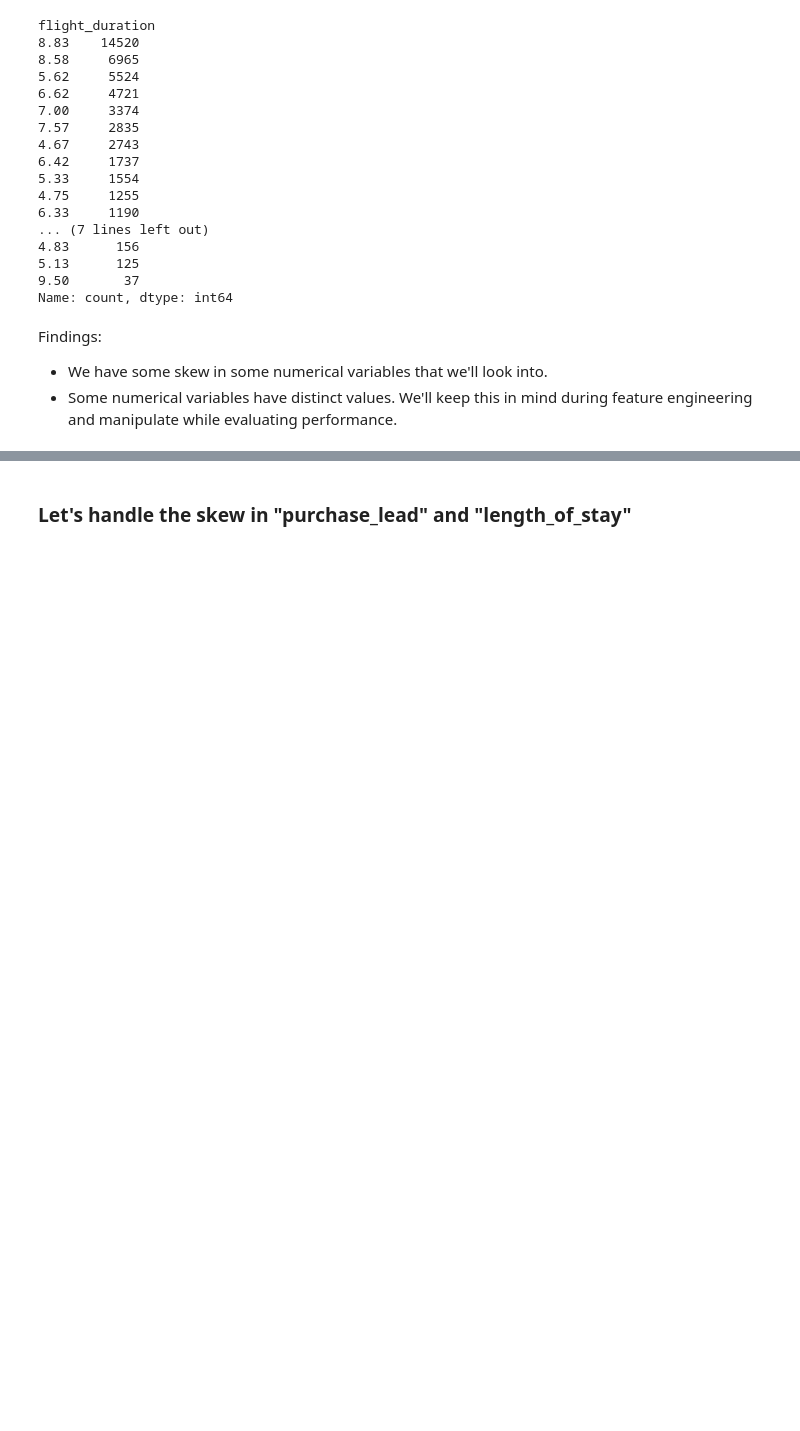
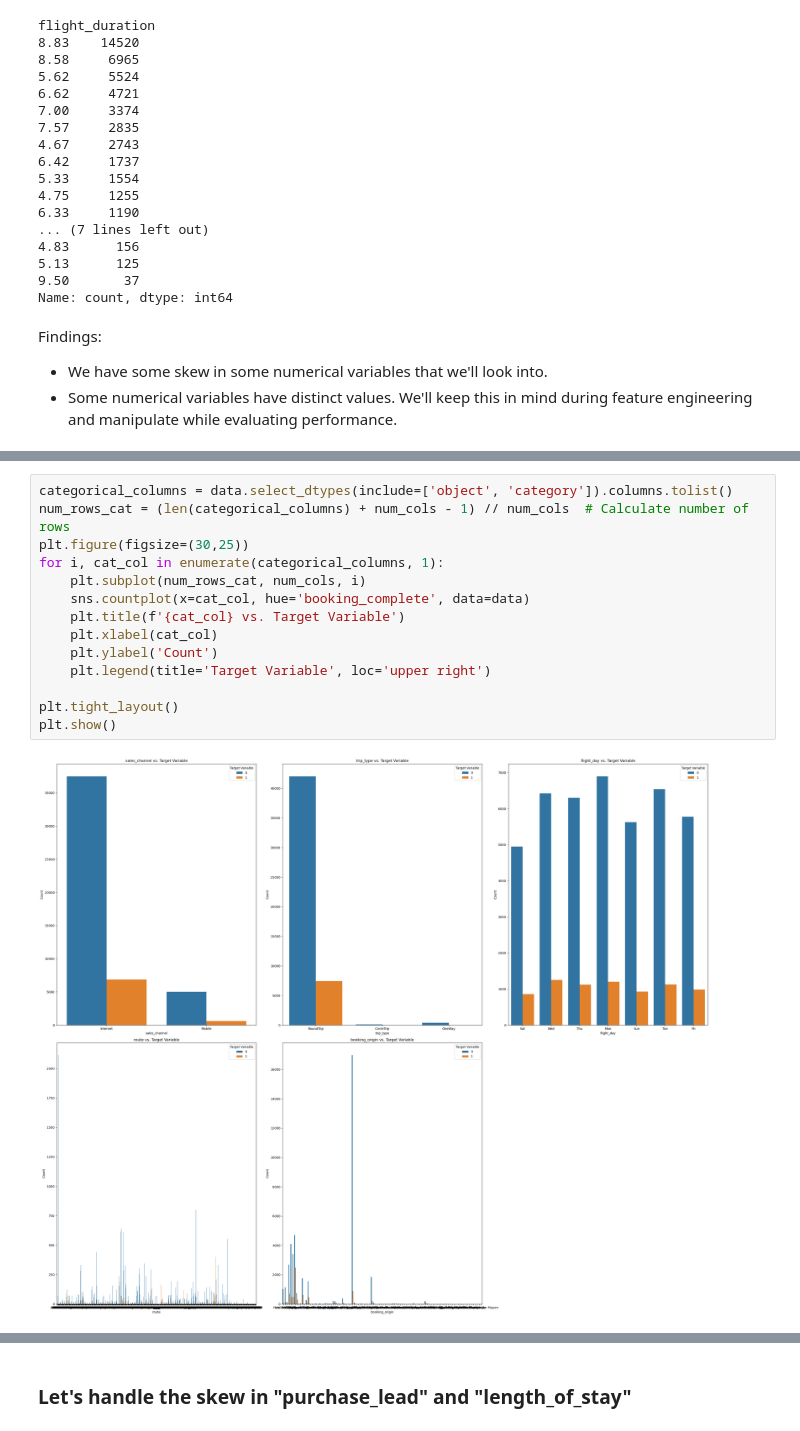
Before and after one commit to Ds2023/British_Airways_Predictive_Booking_Model, a Jupyter notebook: notebooks/eda.ipynb, the cells around one changed output, grey strips where cells are left out. Drawn from its saved outputs; the diff is of its cells as text; blank space fills up the shorter version.

```diff
--- a/notebooks/eda.ipynb
+++ b/notebooks/eda.ipynb
@@ -197,0 +247,16 @@ Findings:
+# %%
+categorical_columns = data.select_dtypes(include=['object', 'category']).columns.tolist()
+num_rows_cat = (len(categorical_columns) + num_cols - 1) // num_cols  # Calculate number of rows
+plt.figure(figsize=(30,25))
+for i, cat_col in enumerate(categorical_columns, 1):
+    plt.subplot(num_rows_cat, num_cols, i)
+    sns.countplot(x=cat_col, hue='booking_complete', data=data)
+    plt.title(f'{cat_col} vs. Target Variable')
+    plt.xlabel(cat_col)
+    plt.ylabel('Count')
+    plt.legend(title='Target Variable', loc='upper right')
+
+plt.tight_layout()
+plt.show()
+# %% [output]
+[figure, added]
```
Also changed, not shown: parts of 12 cells of this notebook.
